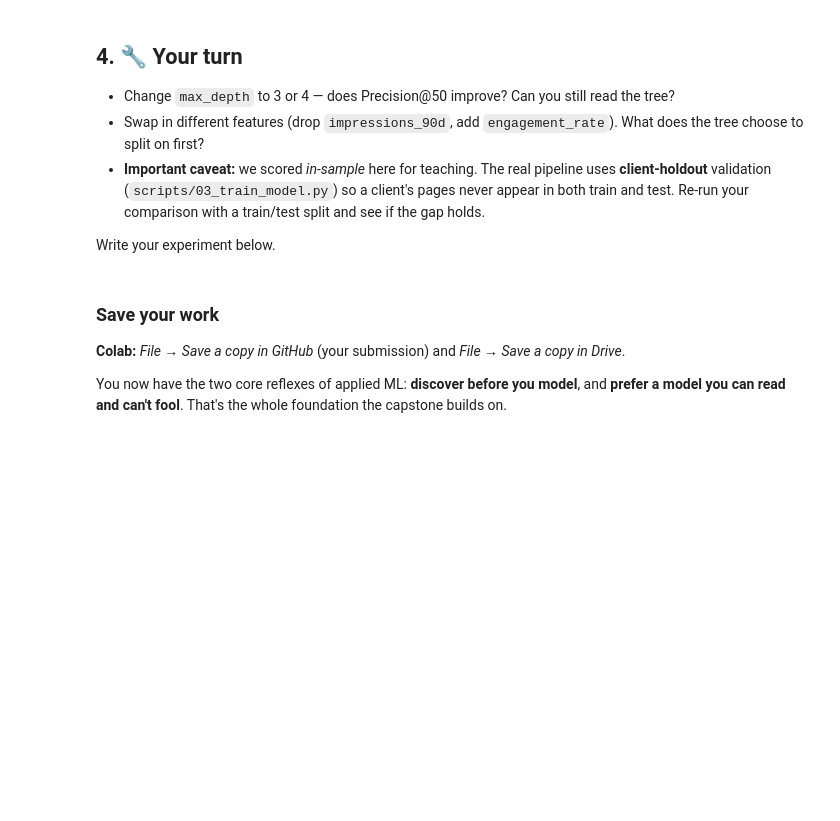
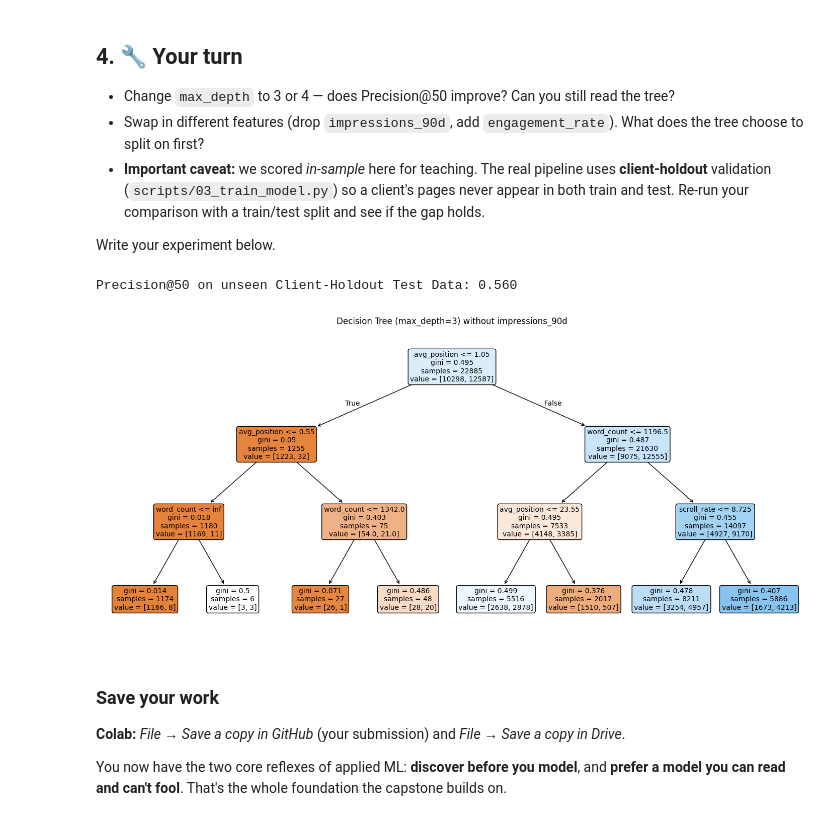
Before and after one commit to ahmedbaranekk/flyrank-starter, a Jupyter notebook: notebooks/02_your_first_readable_model.ipynb, the cells around one changed output. Cells and saved outputs as stored; diff of their text form; code cells hidden in the pictures; blank space fills up the shorter version.

```diff
--- a/notebooks/02_your_first_readable_model.ipynb
+++ b/notebooks/02_your_first_readable_model.ipynb
@@ -105,3 +148,50 @@ Write your experiment below.
+# %%
+# Your experiment here
+from sklearn.tree import DecisionTreeClassifier, plot_tree
+from sklearn.model_selection import GroupShuffleSplit
+import matplotlib.pyplot as plt
+import pandas as pd
+
+# 1. Swap features: Drop 'impressions_90d', add 'engagement_rate'
+# Make sure your feature list only contains observable signals (no leakage!)
+features = ['search_volume', 'competition', 'ctr', 'avg_position', 'scroll_rate', 'word_count', 'engagement_rate']
+
+# Define X (features) and y (target/label).
+# Note: Replace 'label' with your actual target column name if it's different (e.g., 'is_declining')
+X = df[features]
+y = df['is_declining_label']
+
+# 2. Train/Test Split (Client-Holdout Validation)
+# We use GroupShuffleSplit so a client's pages never appear in both train and test sets
+gss = GroupShuffleSplit(n_splits=1, test_size=0.25, random_state=42)
+train_idx, test_idx = next(gss.split(X, y, groups=df['client_id']))
+
+X_train, X_test = X.iloc[train_idx], X.iloc[test_idx]
+y_train, y_test = y.iloc[train_idx], y.iloc[test_idx]
+
+# 3. Change max_depth to 3 (or 4)
+clf = DecisionTreeClassifier(max_depth=3, random_state=42)
+clf.fit(X_train, y_train)
+
+# 4. Calculate Precision@50 on the HOLD-OUT TEST SET
+# Predict probabilities for the positive class (assuming index 1 is the 'declining/refresh' class)
+test_probs = clf.predict_proba(X_test)[:, 1]
+
+# Sort by highest probability to find the top 50 recommended fixes
+top_50_indices = test_probs.argsort()[::-1][:50]
+top_50_actuals = y_test.iloc[top_50_indices]
+precision_at_50 = top_50_actuals.mean()
+
+print(f"Precision@50 on unseen Client-Holdout Test Data: {precision_at_50:.3f}")
+
+# 5. Visualize the tree to see the new splits
+plt.figure(figsize=(18, 8))
+plot_tree(clf, feature_names=features, filled=True, rounded=True, fontsize=10)
+plt.title("Decision Tree (max_depth=3) without impressions_90d")
+plt.show()
+# %% [output]
+Precision@50 on unseen Client-Holdout Test Data: 0.560
+[figure, added]
 # %% [markdown]
 ### Save your work
 **Colab:** *File → Save a copy in GitHub* (your submission) and *File → Save a copy in Drive*.
```
Also changed, not shown: parts of 8 cells of this notebook.
